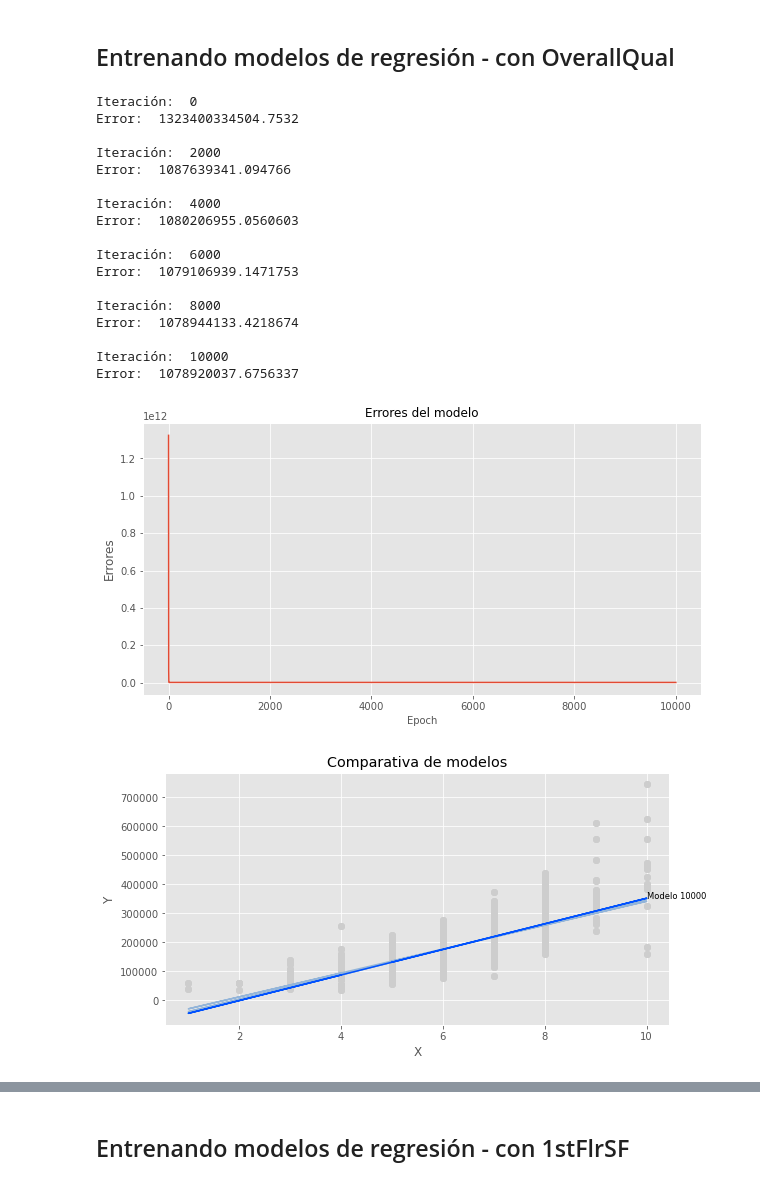
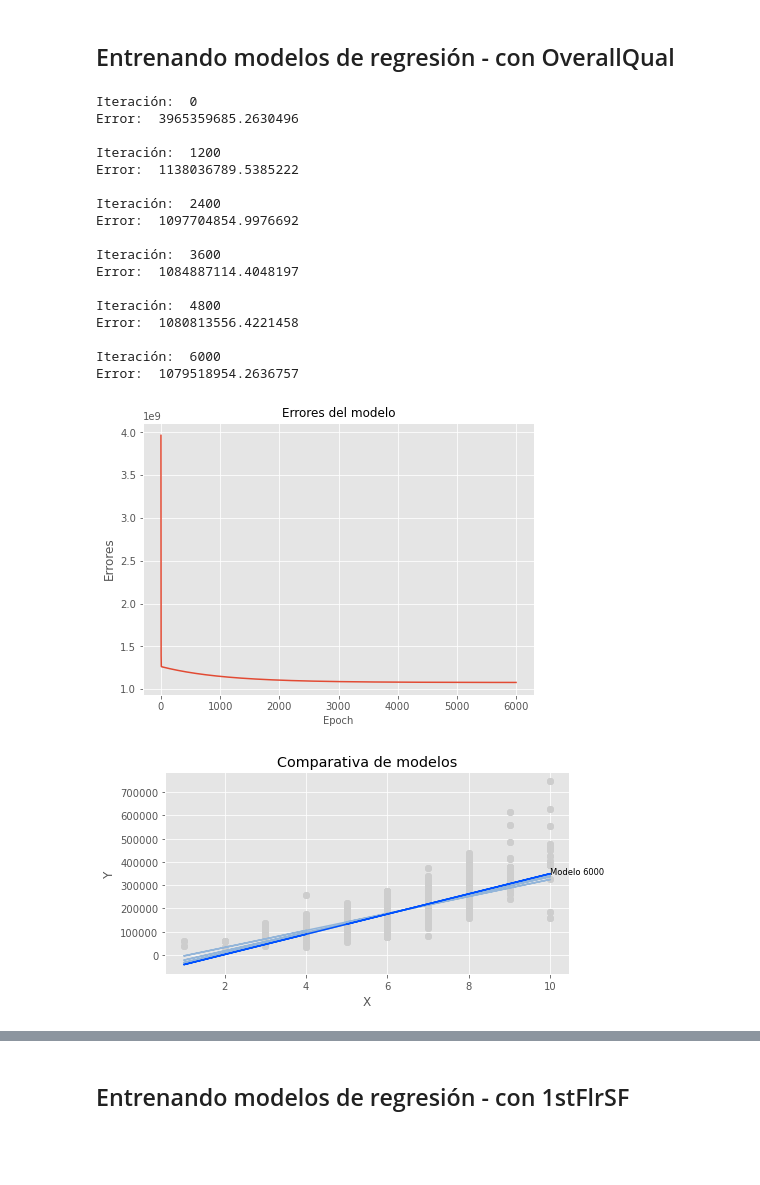
Before and after one commit to ramonescobar/final_project, a Jupyter notebook: Proyecto Final.ipynb, the cells around one changed output, grey strips where cells are left out. Saved outputs shown, nothing was run; the diff lists cells and outputs as text; code cells hidden in the pictures; blank space fills up the shorter version.

```diff
--- a/Proyecto Final.ipynb
+++ b/Proyecto Final.ipynb
@@ -190,7 +190,7 @@ class univ_linear_reg():
 
     @staticmethod
     def error_plot(errors):
-        plt.figure(figsize = (10,5))
+        plt.figure(figsize = (7,5))
         plt.plot(errors)
         plt.title("Errores del modelo", fontsize = 12)
         plt.xlabel("Epoch", fontsize = 10)
@@ -201,7 +201,7 @@ class univ_linear_reg():
 
     @staticmethod
     def model_plot(models_t,n):
-        fig = plt.figure(figsize = (10,5))
+        fig = plt.figure(figsize = (8,4))
         ax =  fig.add_axes([0.1,0.1,0.7,0.7])
         ax.set_title('Comparativa de modelos')
         ax.set_xlabel('X')
@@ -224,11 +224,14 @@ class univ_linear_reg():
         for k in models.keys():
             b1.append(models[k][0][0])
             b0.append(models[k][0][1])
-        fig = plt.figure(figsize = (10,5))
+        fig = plt.figure(figsize = (8,5))
         ax =  fig.add_axes([0.1,0.1,0.7,0.7])
         ax.plot(b0)
         ax.plot(b1)
         ax.legend(['B0','B1'])
+        ax.set_title('Evolución de Betas')
+        ax.set_ylabel('Betas')
+        ax.set_xlabel('Epocs')
 
     @staticmethod
     def model_comparative(model1, model2 , x):
@@ -250,6 +253,7 @@ class univ_linear_reg():
             e_modelos.append(univ_linear_reg.error_predictions(r, y))
             labels.append('Modelo'+str(i) + '\n'+str(round(univ_linear_reg.error_predictions(r, y),0)))
         fig, ax = plt.subplots()
+        plt.figure(figsize =(8,5))
         ax.bar(labels, e_modelos)
         fig.tight_layout()
         plt.show()
@@ -258,34 +262,34 @@ class univ_linear_reg():
 # %%
 m1 = univ_linear_reg(train_OverallQual,
                      train_SalePrice,
-                     10001,2000,0.01)
+                     6001,1200,0.01)
 m1_modelos, m1_errores = m1.trained_models()
 # %% [output]
 Iteración:  0
-Error:  1323400334504.7532
+Error:  3965359685.2630496
 
-Iteración:  2000
-Error:  1087639341.094766
+Iteración:  1200
+Error:  1138036789.5385222
 
-Iteración:  4000
-Error:  1080206955.0560603
+Iteración:  2400
+Error:  1097704854.9976692
+
+Iteración:  3600
+Error:  1084887114.4048197
+
+Iteración:  4800
+Error:  1080813556.4221458
 
 Iteración:  6000
-Error:  1079106939.1471753
-
-Iteración:  8000
-Error:  1078944133.4218674
-
-Iteración:  10000
-Error:  1078920037.6756337
+Error:  1079518954.2636757
 # %%
 univ_linear_reg.error_plot(m1_errores)
 # %% [output]
-[figure, old version]
+[figure, new version]
 # %%
-univ_linear_reg.model_plot(m1_modelos, 2000)
+univ_linear_reg.model_plot(m1_modelos, 1200)
 # %% [output]
-[figure, old version]
+[figure, new version]
 # %%
 univ_linear_reg.betas_plot(m1_modelos)
 # %% [output]
```
Also changed, not shown: parts of 7 cells of this notebook.
